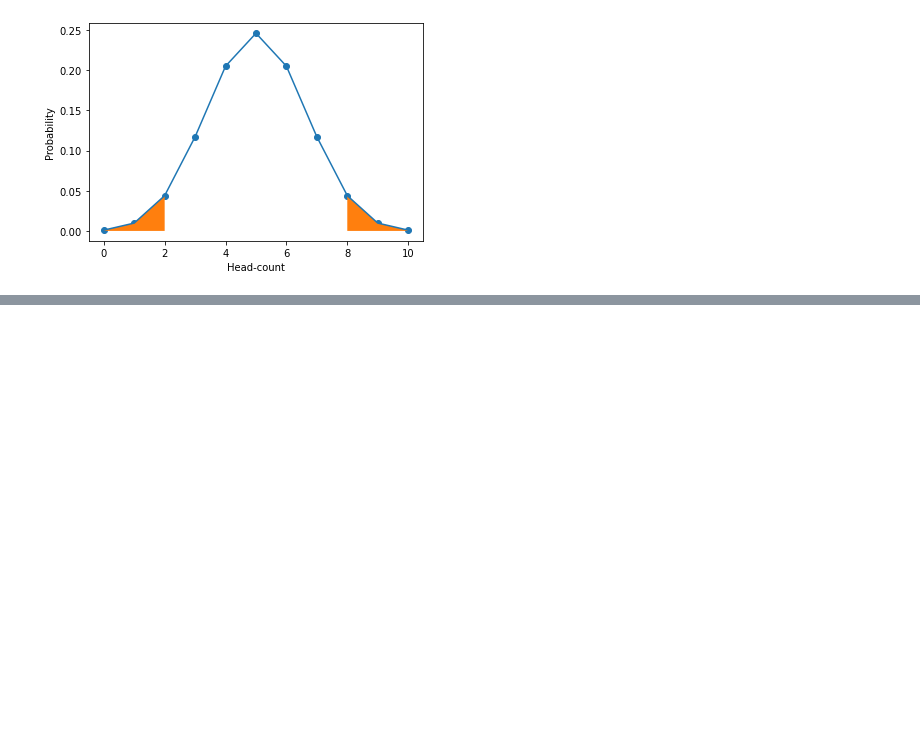
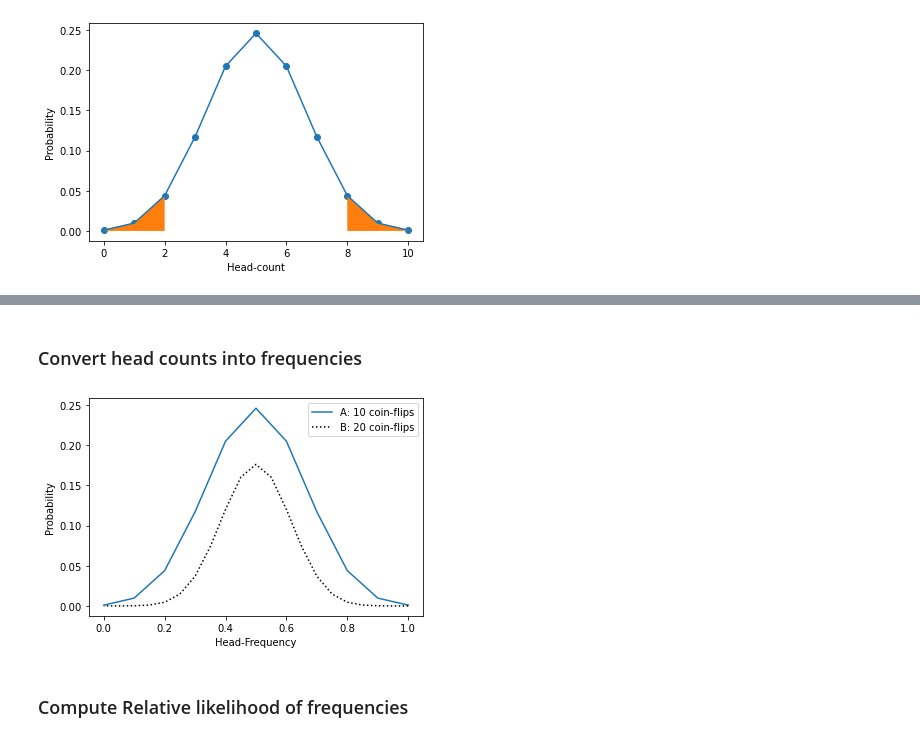
Before and after one commit to vinhds/data-science-bookcamp, a Jupyter notebook: case_study_1.ipynb, the cells around one changed output, grey strips where cells are left out. Cells and saved outputs as stored; diff of their text form; code cells hidden in the pictures; blank space fills up the shorter version.

```diff
--- a/case_study_1.ipynb
+++ b/case_study_1.ipynb
@@ -358,0 +396,16 @@ plt.show()
+# %% [markdown]
+### Convert head counts into frequencies
+# %%
+x_10_frequencies = [head_count / 10 for head_count in x_10_flips]
+x_20_frequencies = [head_count / 20 for head_count in x_20_flips]
+
+plt.plot(x_10_frequencies, prob_x_10_flips, label='A: 10 coin-flips')
+plt.plot(x_20_frequencies, prob_x_20_flips, color='k', linestyle=':', label='B: 20 coin-flips')
+plt.legend()
+plt.xlabel('Head-Frequency')
+plt.ylabel('Probability')
+plt.show()
+# %% [output]
+[figure, added]
+# %% [markdown]
+### Compute Relative likelihood of frequencies
```
Also changed, not shown: parts of 14 cells of this notebook.
